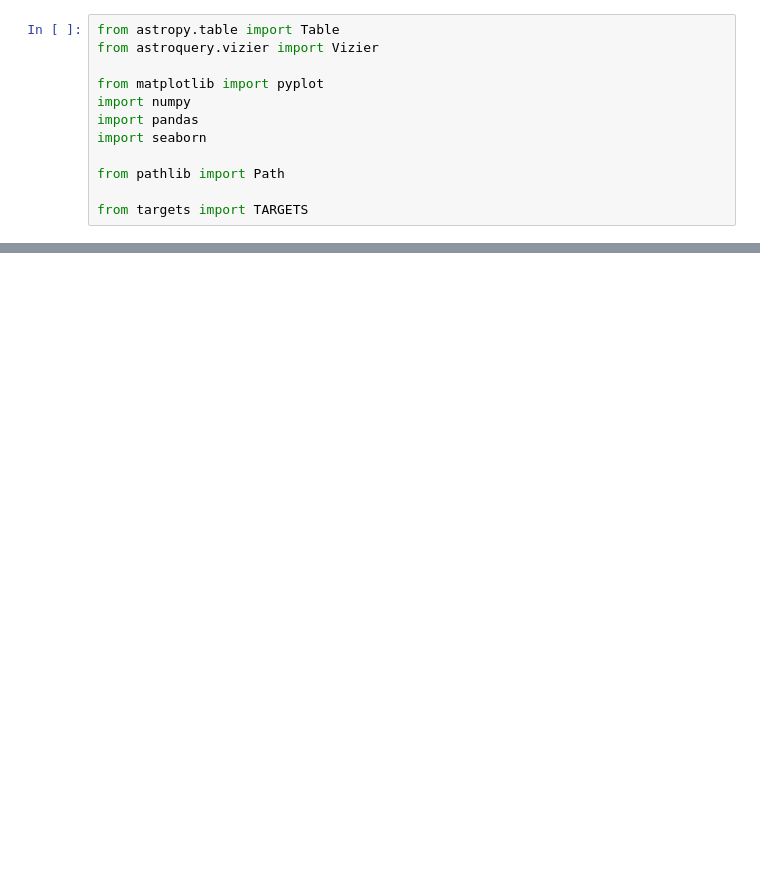
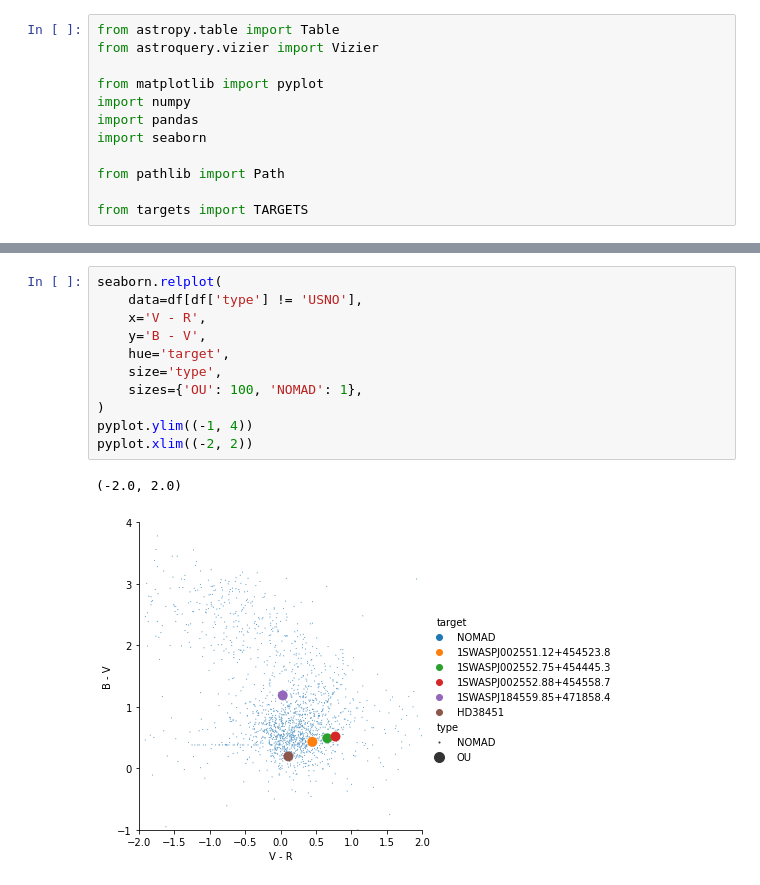
Before and after one commit to adammcmaster/pirate-photometry, a Jupyter notebook: colour.ipynb, the cells around one changed output, grey strips where cells are left out. Saved outputs shown, nothing was run; the diff lists cells and outputs as text; blank space fills up the shorter version.

```diff
--- a/colour.ipynb
+++ b/colour.ipynb
@@ -63,0 +79,14 @@ pyplot.xlim((-2, 4))
+# %%
+seaborn.relplot(
+    data=df[df['type'] != 'USNO'],
+    x='V - R',
+    y='B - V',
+    hue='target',
+    size='type',
+    sizes={'OU': 100, 'NOMAD': 1},
+)
+pyplot.ylim((-1, 4))
+pyplot.xlim((-2, 2))
+# %% [output]
+(-2.0, 2.0)
+[figure, added]
```
Also changed, not shown: parts of 4 cells of this notebook.
